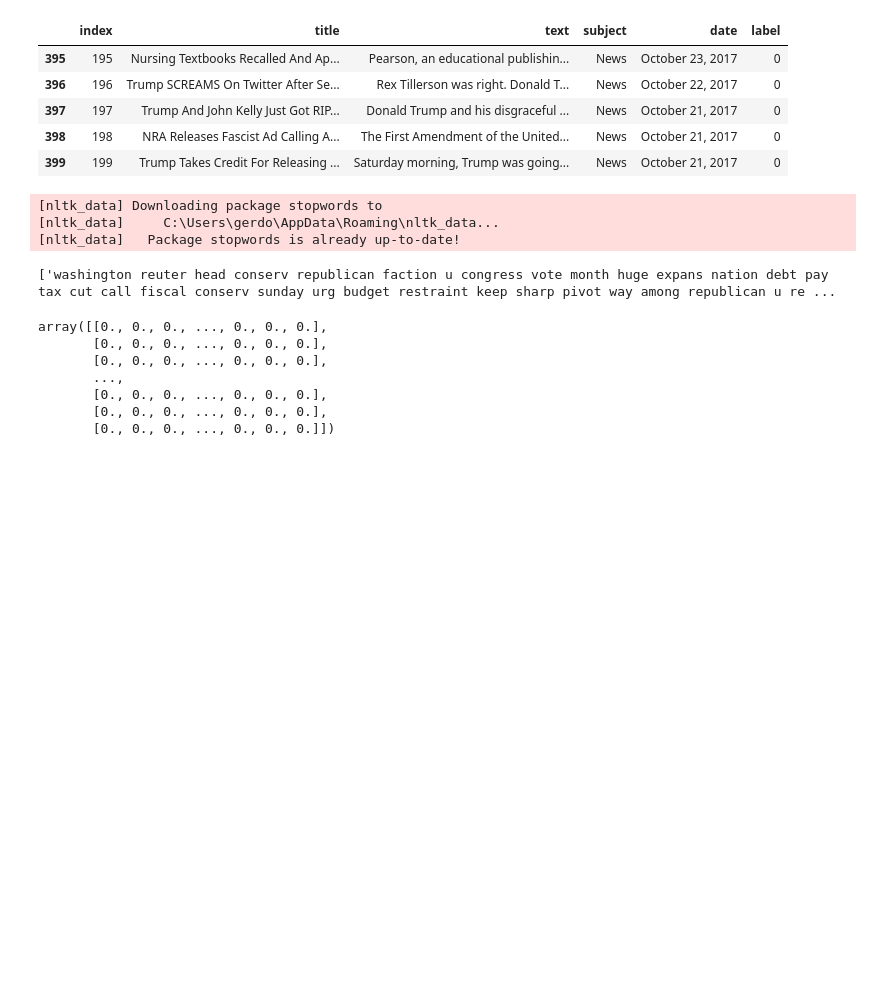
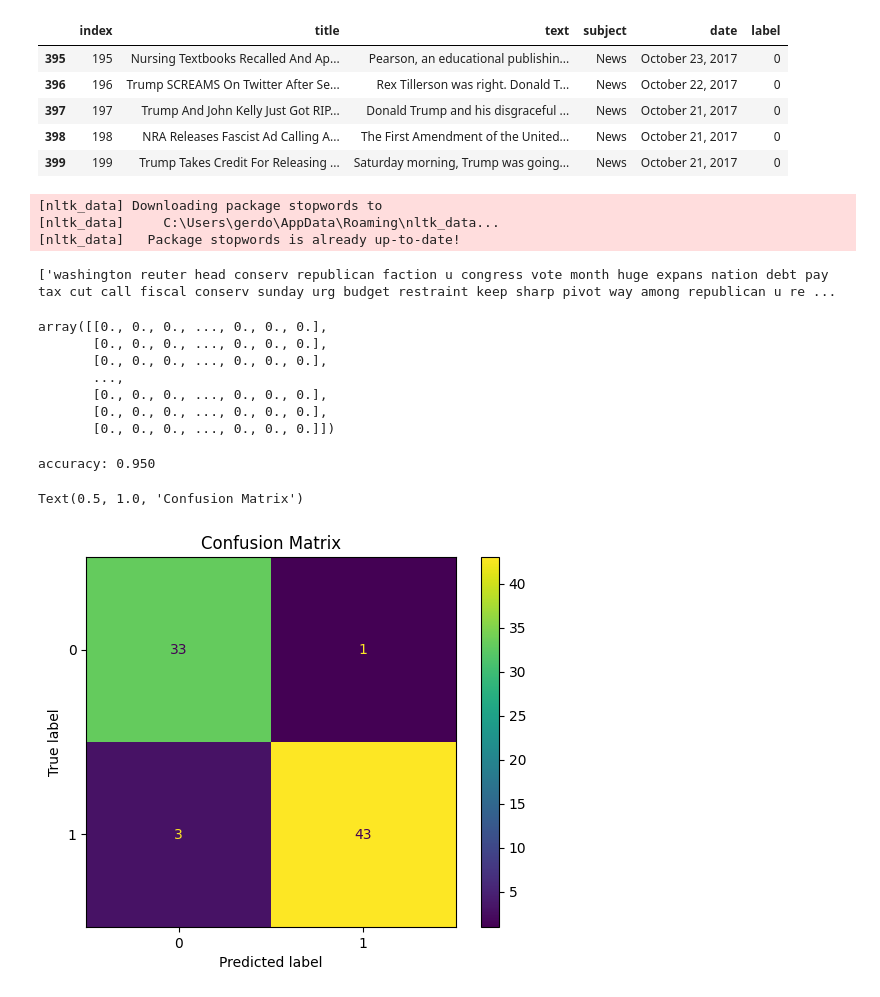
Before and after one commit to 9tw/fake-news-detection, a Jupyter notebook: main.ipynb, the cells around one changed output. Drawn from its saved outputs; the diff is of its cells as text; code cells hidden in the pictures; blank space fills up the shorter version.

Commit message:
model traning

```diff
--- a/main.ipynb
+++ b/main.ipynb
@@ -157,3 +157,24 @@ array([[0., 0., 0., ..., 0., 0., 0.],
        [0., 0., 0., ..., 0., 0., 0.],
        [0., 0., 0., ..., 0., 0., 0.],
        [0., 0., 0., ..., 0., 0., 0.]])
+# %%
+from sklearn.model_selection import train_test_split
+X_train, X_test, y_train, y_test = train_test_split(X, y, test_size=0.2, random_state=0)
+# %%
+from sklearn.linear_model import LogisticRegression
+from sklearn import metrics
+classifier = LogisticRegression()
+classifier.fit(X_train, y_train)
+pred = classifier.predict(X_test)
+score = metrics.accuracy_score(y_test, pred)
+print("accuracy: %0.3f" % score)
+# %% [output]
+accuracy: 0.950
+# %%
+from sklearn.metrics import ConfusionMatrixDisplay
+disp = ConfusionMatrixDisplay.from_estimator(classifier,
+X_test, y_test)
+disp.ax_.set_title("Confusion Matrix")
+# %% [output]
+Text(0.5, 1.0, 'Confusion Matrix')
+[figure, added]
```
